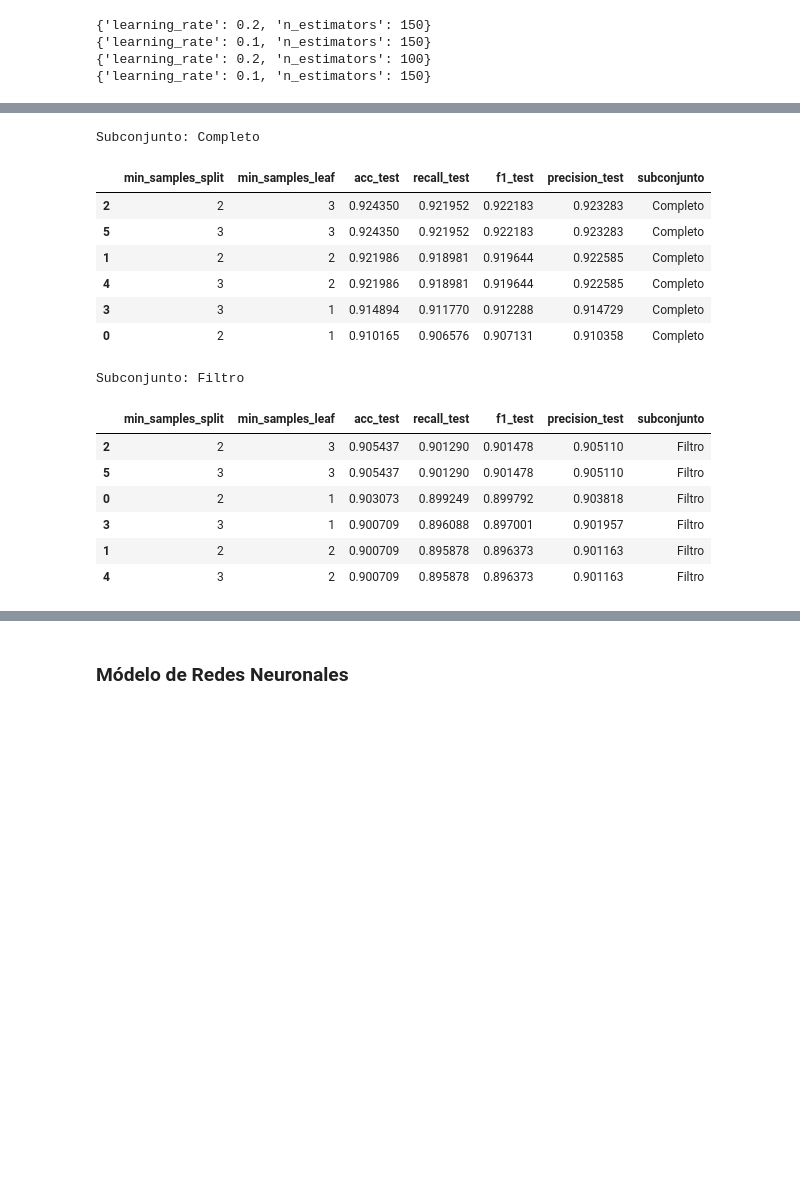
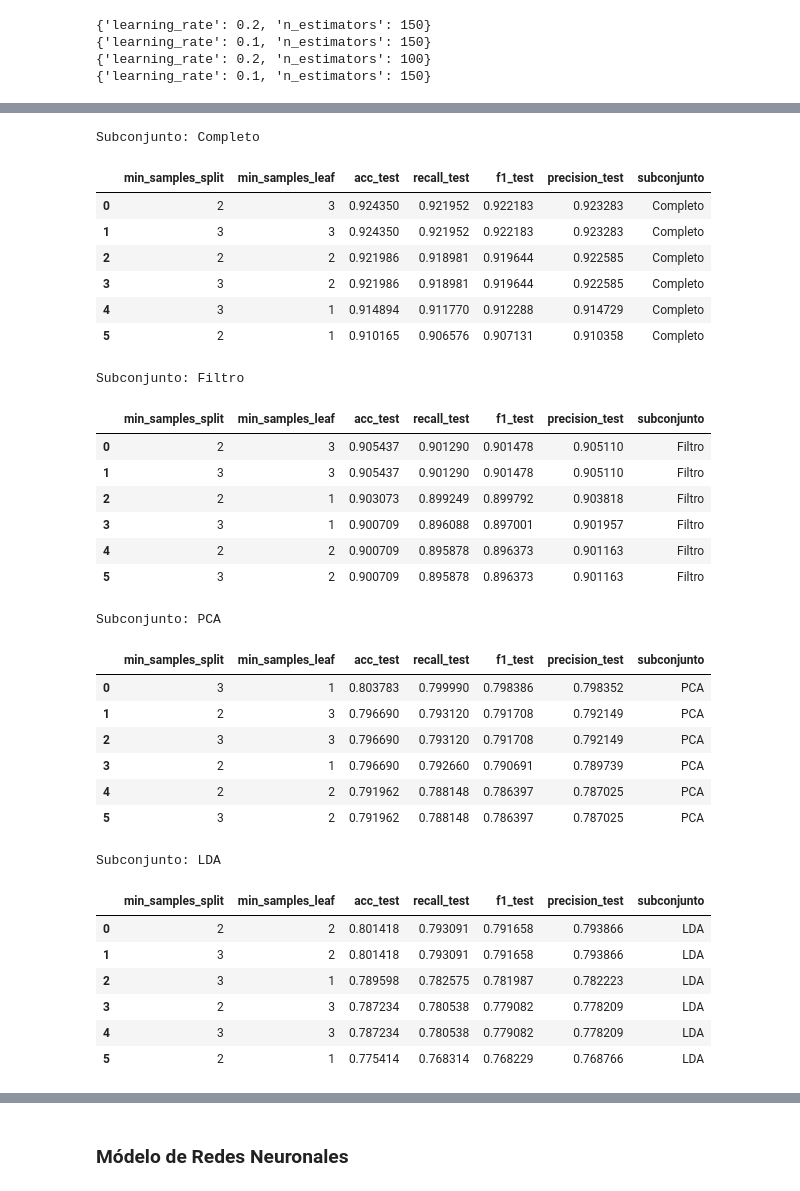
Before and after one commit to MilySierra/Estimation-of-Obesity-Levels-Model, a Jupyter notebook: estimation.ipynb, the cells around one changed output, grey strips where cells are left out. Cells and saved outputs as stored; diff of their text form; code cells hidden in the pictures; blank space fills up the shorter version.

```diff
--- a/estimation.ipynb
+++ b/estimation.ipynb
@@ -1169,39 +1169,3 @@ print(modelo_gb_grid_4.best_params_)
 {'learning_rate': 0.1, 'n_estimators': 150}
 {'learning_rate': 0.2, 'n_estimators': 100}
 {'learning_rate': 0.1, 'n_estimators': 150}
-# %%
-mejores_parametros = [modelo_gb_grid_1.best_params_, modelo_gb_grid_2.best_params_, modelo_gb_grid_3.best_params_, modelo_gb_grid_4.best_params_]
-splits= [2,3]
-leaf= [1,2,3]
-resultados = []
-
-for i in splits:
-    for j in leaf:
-
-        modelo_gb_refinado = GradientBoostingClassifier(
-            learning_rate=mejores_parametros[0]['learning_rate'],
-            n_estimators=mejores_parametros[0]['n_estimators'],
-            min_samples_split=i,
-            min_samples_leaf=j,
-            random_state=0
-        )
-
-        modelo_gb_refinado.fit(X_train1, y_train1)
-
-        y_pred_test = modelo_gb_refinado.predict(X_test1)
-        y_pred_train = modelo_gb_refinado.predict(X_train1)
-
-        resultados.append({
-            'min_samples_split': i,
-            'min_samples_leaf': j,
-            'acc_test': accuracy_score(y_test1, y_pred_test),
-            'recall_test': recall_score(y_test1, y_pred_test, average='macro'),
-            'f1_test': f1_score(y_test1, y_pred_test, average='macro'),
-            'precision_test': precision_score(y_test1, y_pred_test, average='macro')
-        })
-
-df_resultados = pd.DataFrame(resultados)
-df_resultados.sort_values(
-    by=['acc_test', 'recall_test', 'f1_test', 'precision_test'],
-    ascending=[False, False, False, False]
-)
@@ -1229,45 +1185,61 @@ for (nombre, (X_train, X_test, y_train, y_test)), modelo_grid in zip(subconjunto
         for j in leaf:
             modelo_gb_refinado = GradientBoostingClassifier(
                 learning_rate=mejores_parametros['learning_rate'],
                 n_estimators=mejores_parametros['n_estimators'],
                 min_samples_split=i,
                 min_samples_leaf=j,
                 random_state=0
             )
             modelo_gb_refinado.fit(X_train, y_train)
             y_pred_test = modelo_gb_refinado.predict(X_test)
 
             resultados.append({
                 'min_samples_split': i,
                 'min_samples_leaf': j,
                 'acc_test': accuracy_score(y_test, y_pred_test),
                 'recall_test': recall_score(y_test, y_pred_test, average='macro'),
                 'f1_test': f1_score(y_test, y_pred_test, average='macro'),
                 'precision_test': precision_score(y_test, y_pred_test, average='macro'),
                 'subconjunto': nombre
             })
 
     df_resultados = pd.DataFrame(resultados).sort_values(
         by=['acc_test', 'recall_test', 'f1_test', 'precision_test'],
         ascending=[False, False, False, False]
-    )
+    ).reset_index(drop=True)
     print(f"Subconjunto: {nombre}")
     display(df_resultados)
     finales.append(df_resultados)
 # %% [output]
 Subconjunto: Completo
 |  | min_samples_split | min_samples_leaf | acc_test | recall_test | f1_test | precision_test | subconjunto |
-| 2 | 2 | 3 | 0.924350 | 0.921952 | 0.922183 | 0.923283 | Completo |
-| 5 | 3 | 3 | 0.924350 | 0.921952 | 0.922183 | 0.923283 | Completo |
-| 1 | 2 | 2 | 0.921986 | 0.918981 | 0.919644 | 0.922585 | Completo |
-| 4 | 3 | 2 | 0.921986 | 0.918981 | 0.919644 | 0.922585 | Completo |
-| 3 | 3 | 1 | 0.914894 | 0.911770 | 0.912288 | 0.914729 | Completo |
-| 0 | 2 | 1 | 0.910165 | 0.906576 | 0.907131 | 0.910358 | Completo |
+| 0 | 2 | 3 | 0.924350 | 0.921952 | 0.922183 | 0.923283 | Completo |
+| 1 | 3 | 3 | 0.924350 | 0.921952 | 0.922183 | 0.923283 | Completo |
+| 2 | 2 | 2 | 0.921986 | 0.918981 | 0.919644 | 0.922585 | Completo |
+| 3 | 3 | 2 | 0.921986 | 0.918981 | 0.919644 | 0.922585 | Completo |
+| 4 | 3 | 1 | 0.914894 | 0.911770 | 0.912288 | 0.914729 | Completo |
+| 5 | 2 | 1 | 0.910165 | 0.906576 | 0.907131 | 0.910358 | Completo |
 Subconjunto: Filtro
 |  | min_samples_split | min_samples_leaf | acc_test | recall_test | f1_test | precision_test | subconjunto |
-| 2 | 2 | 3 | 0.905437 | 0.901290 | 0.901478 | 0.905110 | Filtro |
-| 5 | 3 | 3 | 0.905437 | 0.901290 | 0.901478 | 0.905110 | Filtro |
-| 0 | 2 | 1 | 0.903073 | 0.899249 | 0.899792 | 0.903818 | Filtro |
+| 0 | 2 | 3 | 0.905437 | 0.901290 | 0.901478 | 0.905110 | Filtro |
+| 1 | 3 | 3 | 0.905437 | 0.901290 | 0.901478 | 0.905110 | Filtro |
+| 2 | 2 | 1 | 0.903073 | 0.899249 | 0.899792 | 0.903818 | Filtro |
 | 3 | 3 | 1 | 0.900709 | 0.896088 | 0.897001 | 0.901957 | Filtro |
-| 1 | 2 | 2 | 0.900709 | 0.895878 | 0.896373 | 0.901163 | Filtro |
-| 4 | 3 | 2 | 0.900709 | 0.895878 | 0.896373 | 0.901163 | Filtro |
+| 4 | 2 | 2 | 0.900709 | 0.895878 | 0.896373 | 0.901163 | Filtro |
+| 5 | 3 | 2 | 0.900709 | 0.895878 | 0.896373 | 0.901163 | Filtro |
+Subconjunto: PCA
+|  | min_samples_split | min_samples_leaf | acc_test | recall_test | f1_test | precision_test | subconjunto |
+| 0 | 3 | 1 | 0.803783 | 0.799990 | 0.798386 | 0.798352 | PCA |
+| 1 | 2 | 3 | 0.796690 | 0.793120 | 0.791708 | 0.792149 | PCA |
+| 2 | 3 | 3 | 0.796690 | 0.793120 | 0.791708 | 0.792149 | PCA |
+| 3 | 2 | 1 | 0.796690 | 0.792660 | 0.790691 | 0.789739 | PCA |
+| 4 | 2 | 2 | 0.791962 | 0.788148 | 0.786397 | 0.787025 | PCA |
+| 5 | 3 | 2 | 0.791962 | 0.788148 | 0.786397 | 0.787025 | PCA |
+Subconjunto: LDA
+|  | min_samples_split | min_samples_leaf | acc_test | recall_test | f1_test | precision_test | subconjunto |
+| 0 | 2 | 2 | 0.801418 | 0.793091 | 0.791658 | 0.793866 | LDA |
+| 1 | 3 | 2 | 0.801418 | 0.793091 | 0.791658 | 0.793866 | LDA |
+| 2 | 3 | 1 | 0.789598 | 0.782575 | 0.781987 | 0.782223 | LDA |
+| 3 | 2 | 3 | 0.787234 | 0.780538 | 0.779082 | 0.778209 | LDA |
+| 4 | 3 | 3 | 0.787234 | 0.780538 | 0.779082 | 0.778209 | LDA |
+| 5 | 2 | 1 | 0.775414 | 0.768314 | 0.768229 | 0.768766 | LDA |
```
Also changed, not shown: parts of 21 cells of this notebook.
